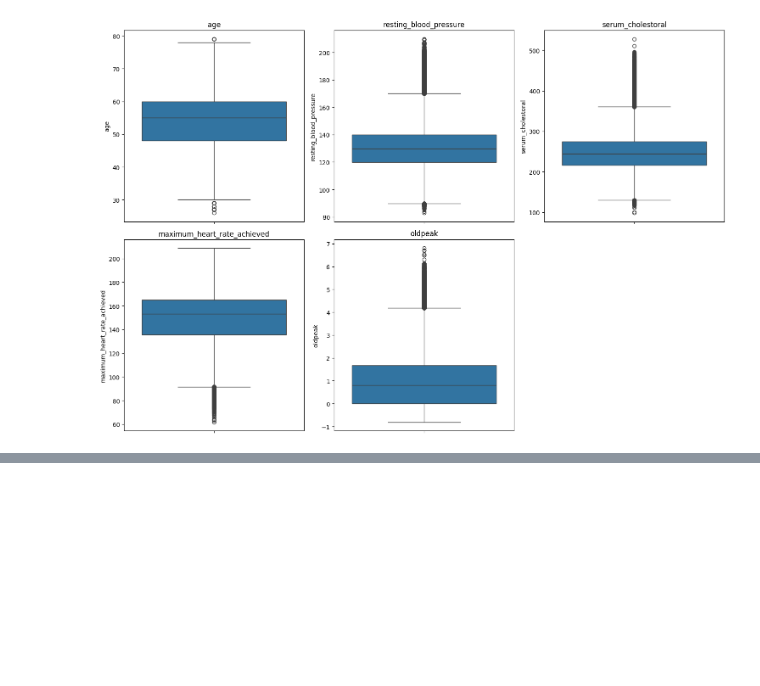
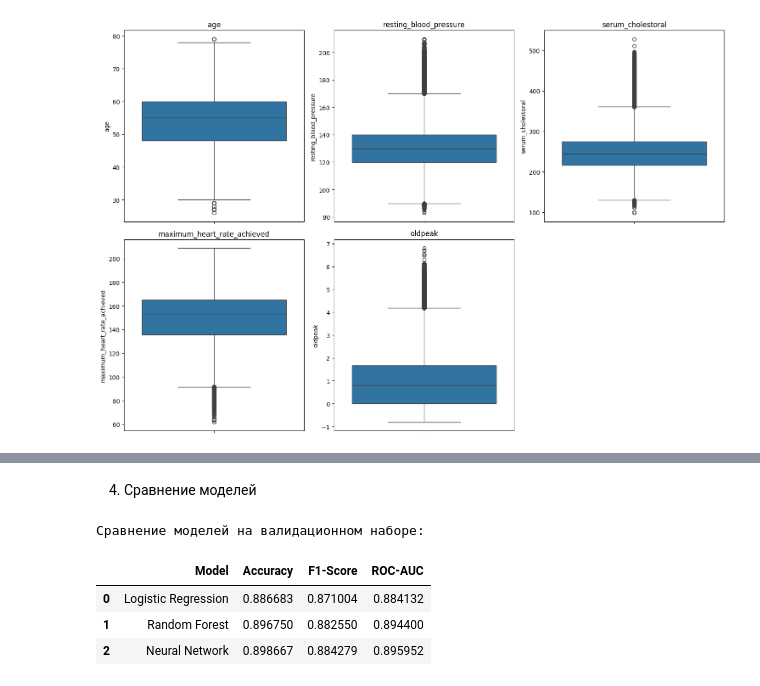
Before and after one commit to Apitoxinum/SF-cardiovascular-disease, a Jupyter notebook: SF_DL_NN_Project_CVD.ipynb, the cells around one changed output, grey strips where cells are left out. Cells and saved outputs as stored; diff of their text form; code cells hidden in the pictures; blank space fills up the shorter version.

```diff
--- a/SF_DL_NN_Project_CVD.ipynb
+++ b/SF_DL_NN_Project_CVD.ipynb
@@ -242,0 +389,14 @@ plt.show()
+# %%
+# Случайный лес
+rf = RandomForestClassifier(n_estimators=100, random_state=42)
+rf.fit(X_train_scaled, y_train)
+
+y_pred_val_rf = rf.predict(X_val_scaled)
+
+print("\nRandom Forest Report (Validation Set):")
+print(classification_report(y_val, y_pred_val_rf))
+accuracy_rf = accuracy_score(y_val, y_pred_val_rf)
+f1_rf = f1_score(y_val, y_pred_val_rf)
+roc_auc_rf = roc_auc_score(y_val, y_pred_val_rf)
+
+print(f"Accuracy: {accuracy_rf:.4f}, F1: {f1_rf:.4f}, ROC-AUC: {roc_auc_rf:.4f}")
@@ -242,0 +493,13 @@ plt.show()
+# %%
+# Предсказание на валидационном наборе
+model.eval()
+with torch.no_grad():
+    outputs = model(X_val_tensor.to(device))
+    y_pred_val_nn = (outputs.cpu().numpy() > 0.5).astype(int)
+
+print("\nNeural Network Report (Validation Set):")
+print(classification_report(y_val, y_pred_val_nn))
+accuracy_nn = accuracy_score(y_val, y_pred_val_nn)
+f1_nn = f1_score(y_val, y_pred_val_nn)
+roc_auc_nn = roc_auc_score(y_val, y_pred_val_nn)
+print(f"Accuracy: {accuracy_nn:.4f}, F1: {f1_nn:.4f}, ROC-AUC: {roc_auc_nn:.4f}")
@@ -242,0 +518,20 @@ plt.show()
+# %% [markdown]
+4. Сравнение моделей
+# %%
+#  Сравнение моделей
+results = {
+    'Model': ['Logistic Regression', 'Random Forest', 'Neural Network'],
+    'Accuracy': [accuracy_lr, accuracy_rf, accuracy_nn],
+    'F1-Score': [f1_lr, f1_rf, f1_nn],
+    'ROC-AUC': [roc_auc_lr, roc_auc_rf, roc_auc_nn]
+}
+
+results_df = pd.DataFrame(results)
+print("\nСравнение моделей на валидационном наборе:")
+display(results_df)
+# %% [output]
+Сравнение моделей на валидационном наборе:
+|  | Model | Accuracy | F1-Score | ROC-AUC |
+| 0 | Logistic Regression | 0.886683 | 0.871004 | 0.884132 |
+| 1 | Random Forest | 0.896750 | 0.882550 | 0.894400 |
+| 2 | Neural Network | 0.898667 | 0.884279 | 0.895952 |
```
Also changed, not shown: parts of 16 cells of this notebook.
